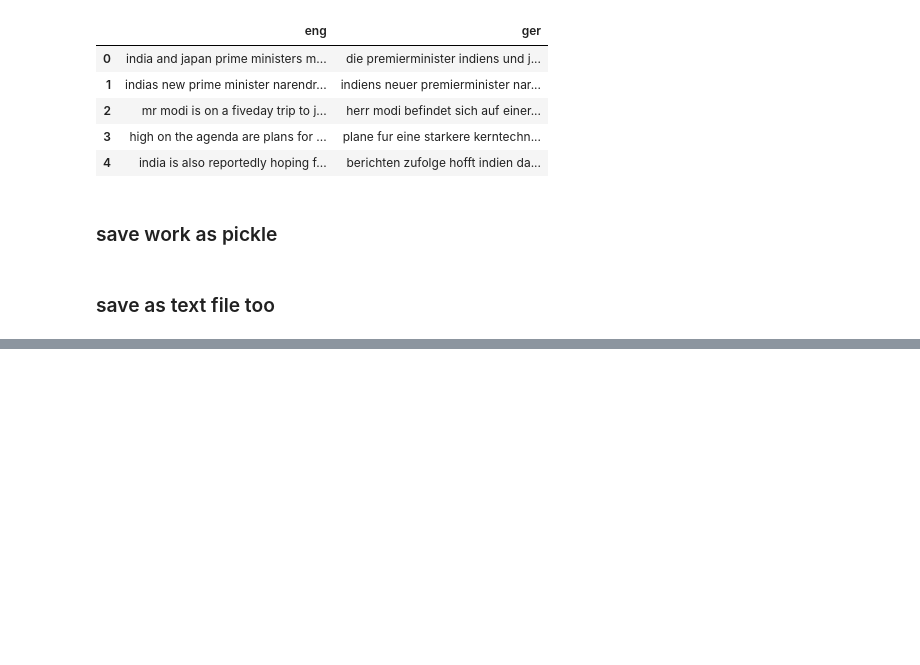
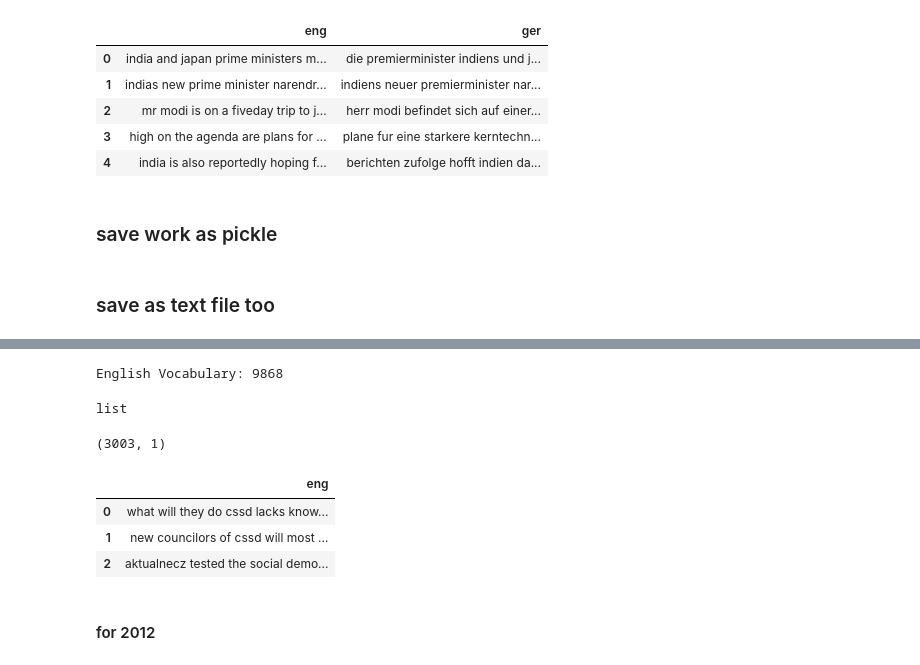
Before and after one commit to HassanSherwani/Language_Translator, a Jupyter notebook: 0.work.ipynb, the cells around one changed output, grey strips where cells are left out. Saved outputs shown, nothing was run; the diff lists cells and outputs as text; code cells hidden in the pictures; blank space fills up the shorter version.

```diff
--- a/0.work.ipynb
+++ b/0.work.ipynb
@@ -582,0 +581,29 @@ save_clean_sentences(lines, filename)
+# %%
+# load English dataset i.e pickled earlier
+filename = 'english2011.pkl'
+lines = load_clean_sentences(filename)
+
+# calculate vocabulary
+vocab = to_vocab(lines)
+print('English Vocabulary: %d' % len(vocab))
+# %% [output]
+English Vocabulary: 9868
+# %%
+ls_2011= pd.read_pickle('english2011.pkl')
+type(ls_2011)
+# %% [output]
+list
+# %%
+df_2011=pd.DataFrame(ls_2011, columns=['eng'])
+df_2011.shape
+# %% [output]
+(3003, 1)
+# %%
+df_2011.head(3)
+# %% [output]
+|  | eng |
+| 0 | what will they do cssd lacks know... |
+| 1 | new councilors of cssd will most ... |
+| 2 | aktualnecz tested the social demo... |
+# %% [markdown]
+#### for 2012
```
Also changed, not shown: parts of 84 cells of this notebook.
